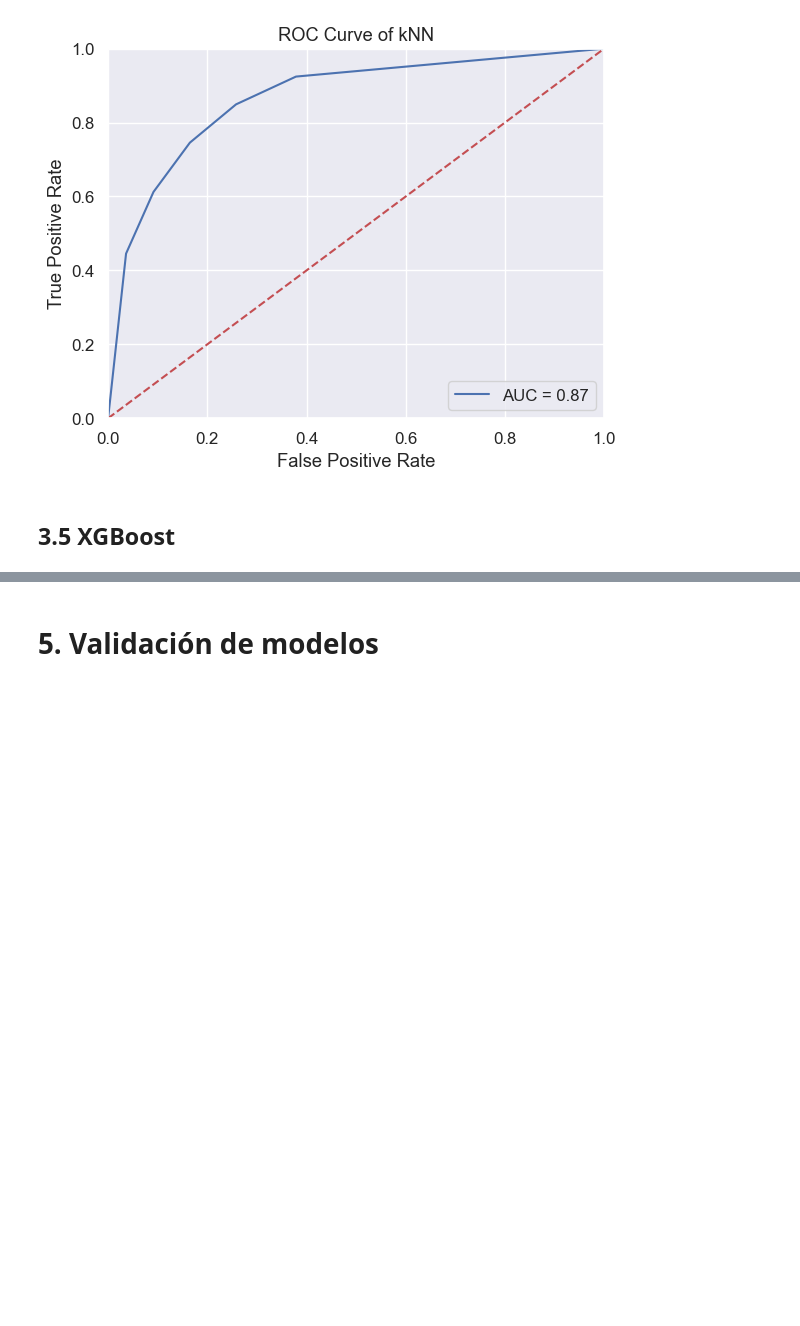
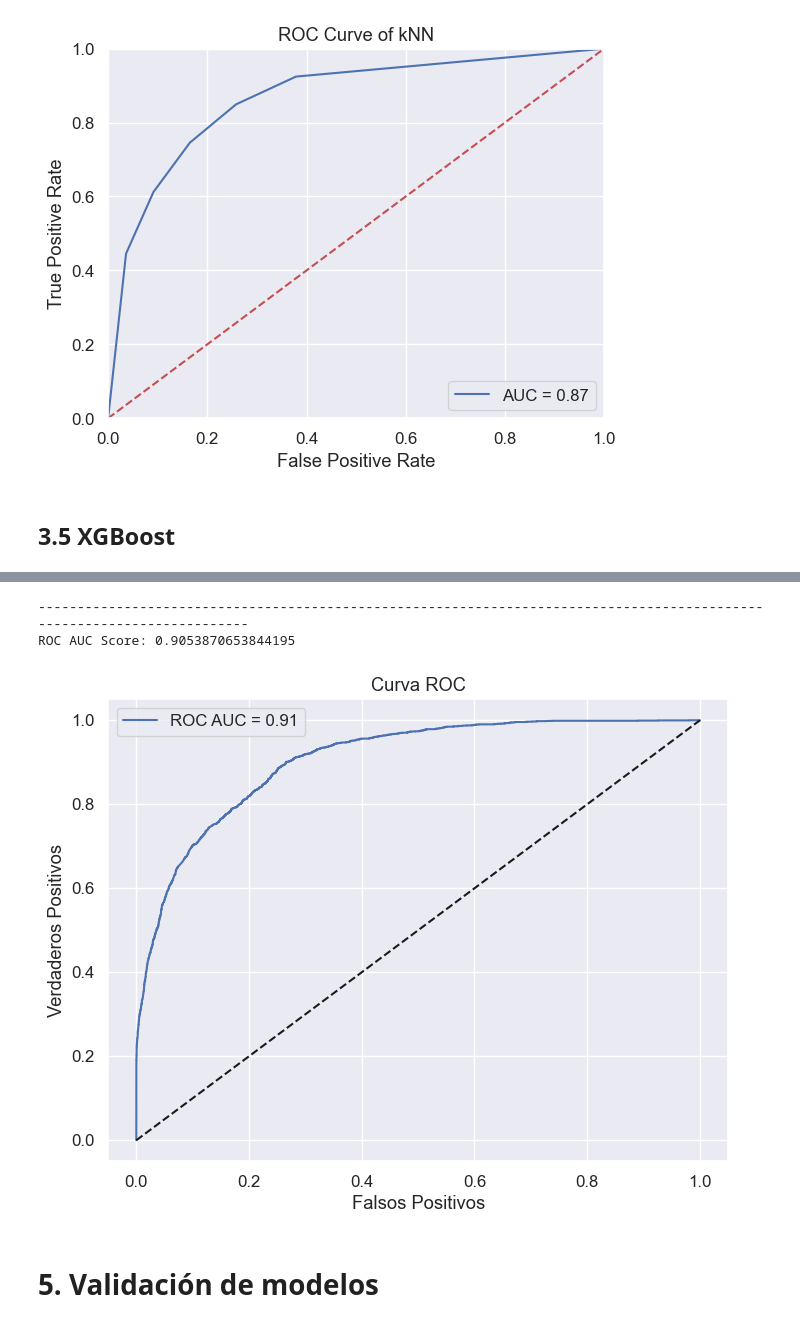
Before and after one commit to JohnOspa/ProyectoMLOps, a Jupyter notebook: notebooks/01_EDA.ipynb, the cells around one changed output, grey strips where cells are left out. Cells and saved outputs as stored; diff of their text form; code cells hidden in the pictures; blank space fills up the shorter version.

```diff
--- a/notebooks/01_EDA.ipynb
+++ b/notebooks/01_EDA.ipynb
@@ -1244,3 +1304,20 @@ ROC AUC Score: 0.9182910394462305
+# %%
+print('---'*40)
+#Curva ROC
+print("ROC AUC Score:", roc_auc_score(Y_test, y_prob_rf))
+fpr, tpr, thresholds = roc_curve(Y_test, y_prob_rf)
+plt.figure(figsize=(8,6))
+plt.plot(fpr, tpr, label=f"ROC AUC = {roc_auc_score(Y_test, y_prob_rf):.2f}")
+plt.plot([0,1], [0,1], 'k--')
+plt.xlabel("Falsos Positivos")
+plt.ylabel("Verdaderos Positivos")
+plt.title("Curva ROC")
+plt.legend()
+plt.show()
+# %% [output]
+------------------------------------------------------------------------------------------------------------------------
+ROC AUC Score: 0.9053870653844195
+[figure, added]
 # %% [markdown]
 # **5. Validación de modelos**
 # %%
```
Also changed, not shown: parts of 12 cells of this notebook.
